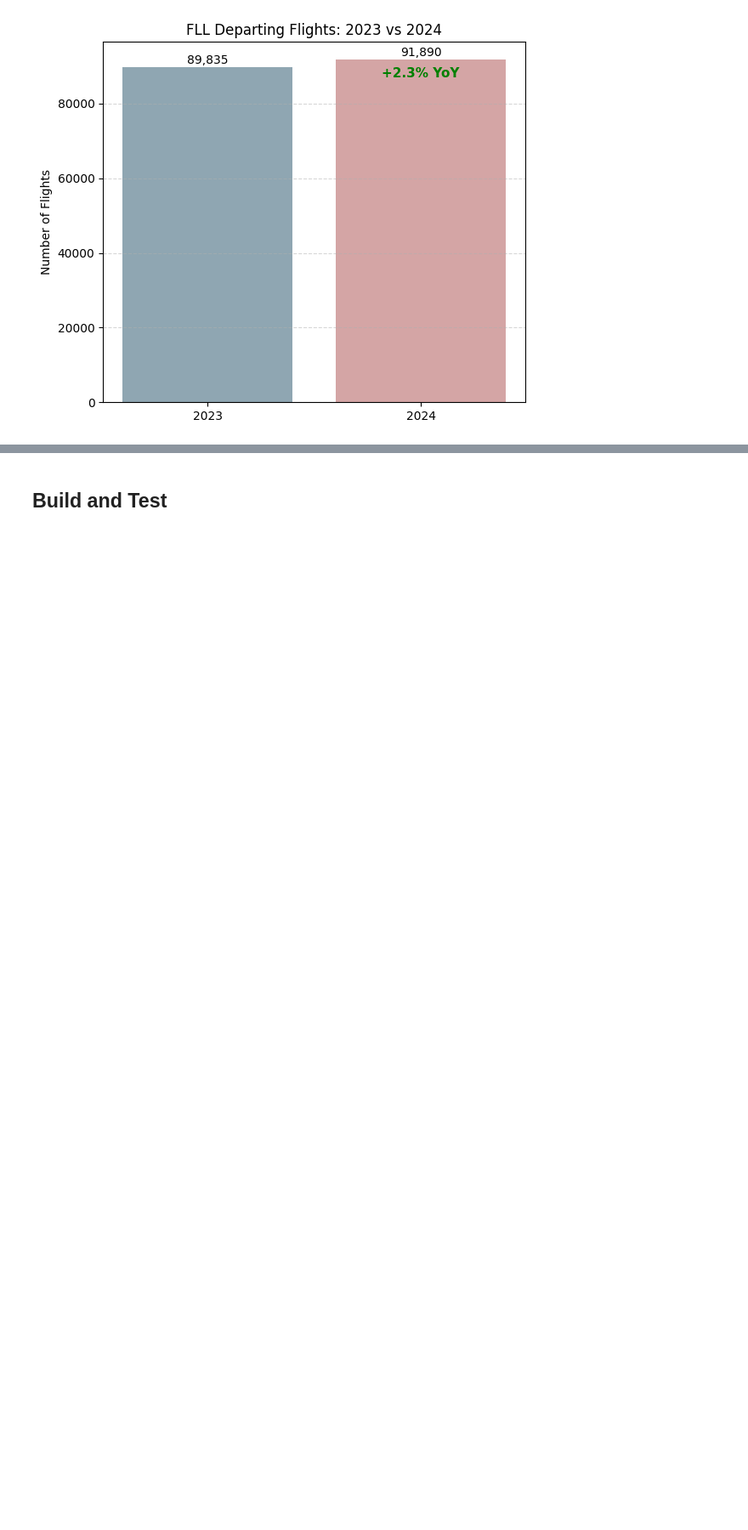
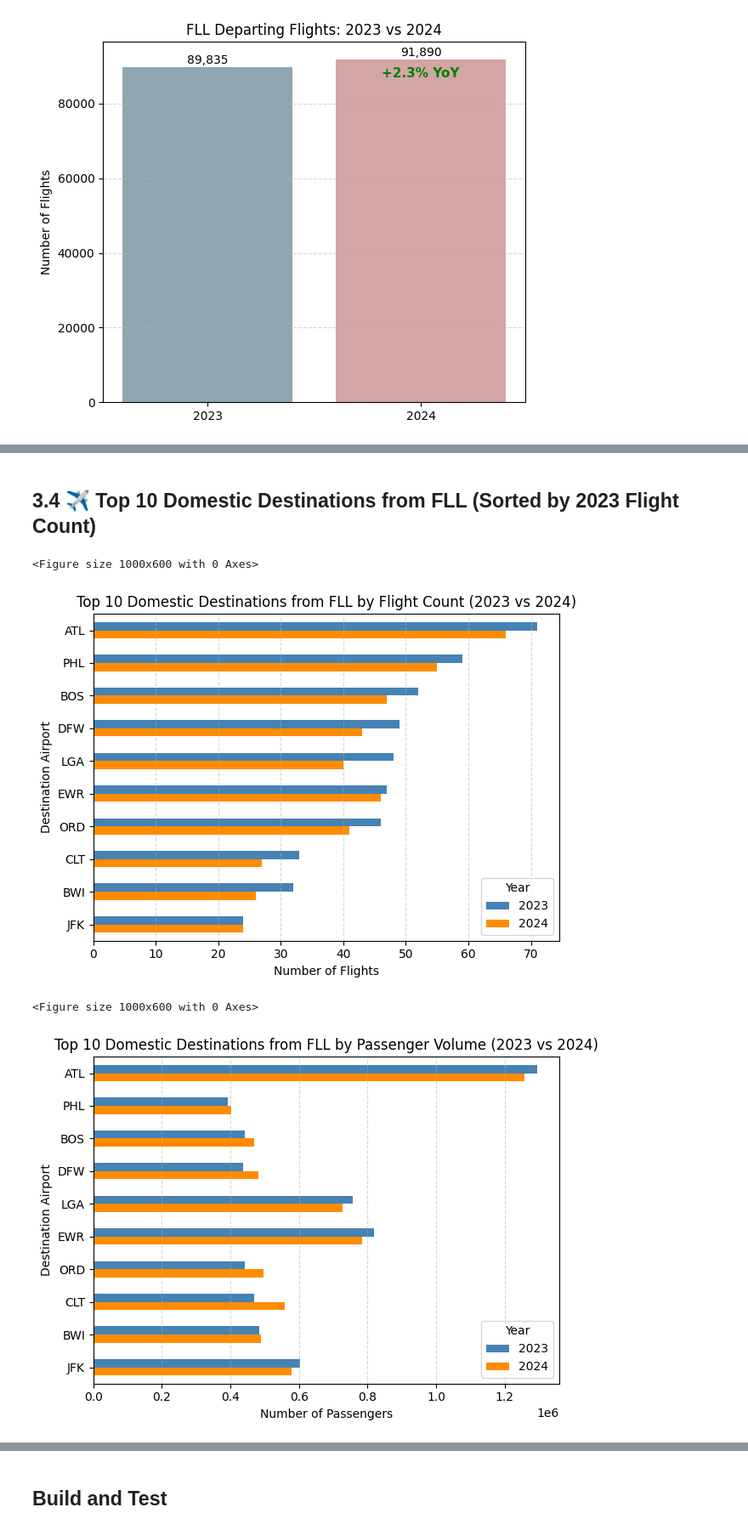
Before and after one commit to HarryYang1008/Analysis-FLL-Airport, a Jupyter notebook: 0A1_draft.ipynb, the cells around one changed output, grey strips where cells are left out. Shown at 85% size. Cells and saved outputs as stored; diff of their text form; code cells hidden in the pictures; blank space fills up the shorter version.

```diff
--- a/0A1_draft.ipynb
+++ b/0A1_draft.ipynb
@@ -892,0 +1014,72 @@ plt.show()
+# %% [markdown]
+## **3.4 ✈️ Top 10 Domestic Destinations from FLL (Sorted by 2023 Flight Count)**
+# %%
+import pandas as pd
+import matplotlib.pyplot as plt
+
+# 读取 T100 数据
+t100_df = pd.read_csv("T100.csv")
+
+# 仅保留 FLL 出发、国内航段、年份为 2023 或 2024
+df = t100_df[
+    (t100_df["ORIGIN"] == "FLL") &
+    (t100_df["YEAR"].isin([2023, 2024]))   # 或根据你数据中是否存在“INTERNATIONAL”字段进行筛选
+].copy()
+
+# 统计每年每个目的地的航班数量与旅客人数
+summary = (
+    df.groupby(["YEAR", "DEST"])
+    .agg(
+        flights=("PASSENGERS", "count"),
+        passengers=("PASSENGERS", "sum")
+    )
+    .reset_index()
+)
+
+# 取 2023 年旅客人数最多的前 10 个目的地
+top10_dest_2023 = (
+    summary[summary["YEAR"] == 2023]
+    .nlargest(10, "passengers")["DEST"]
+    .tolist()
+)
+
+# 仅保留前十目的地
+summary_top10 = summary[summary["DEST"].isin(top10_dest_2023)].copy()
+
+# Pivot
+pivot_flights = summary_top10.pivot(index="DEST", columns="YEAR", values="flights").fillna(0)
+pivot_passengers = summary_top10.pivot(index="DEST", columns="YEAR", values="passengers").fillna(0)
+
+# ✅ 排序：按照 2023 年航班数从大到小排序（上 → 下）
+sorted_dest_order = pivot_flights[2023].sort_values(ascending=False).index
+pivot_flights = pivot_flights.loc[sorted_dest_order]
+pivot_passengers = pivot_passengers.loc[sorted_dest_order]
+
+# 可视化：航班数量
+plt.figure(figsize=(10, 6))
+pivot_flights.plot(kind="barh", color=["steelblue", "darkorange"])
+plt.title("Top 10 Domestic Destinations from FLL by Flight Count (2023 vs 2024)")
+plt.xlabel("Number of Flights")
+plt.ylabel("Destination Airport")
+plt.legend(title="Year")
+plt.gca().invert_yaxis()  # ✅ 关键：让最大值在最上面
+plt.grid(axis='x', linestyle='--', alpha=0.5)
+plt.tight_layout()
+plt.show()
+
+# 可视化：旅客数量（排序与航班保持一致）
+plt.figure(figsize=(10, 6))
+pivot_passengers.plot(kind="barh", color=["steelblue", "darkorange"])
+plt.title("Top 10 Domestic Destinations from FLL by Passenger Volume (2023 vs 2024)")
+plt.xlabel("Number of Passengers")
+plt.ylabel("Destination Airport")
+plt.legend(title="Year")
+plt.gca().invert_yaxis()
+plt.grid(axis='x', linestyle='--', alpha=0.5)
+plt.tight_layout()
+plt.show()
+# %% [output]
+<Figure size 1000x600 with 0 Axes>
+[figure, added]
+<Figure size 1000x600 with 0 Axes>
+[figure, added]
```
Also changed, not shown: parts of 17 cells of this notebook.
